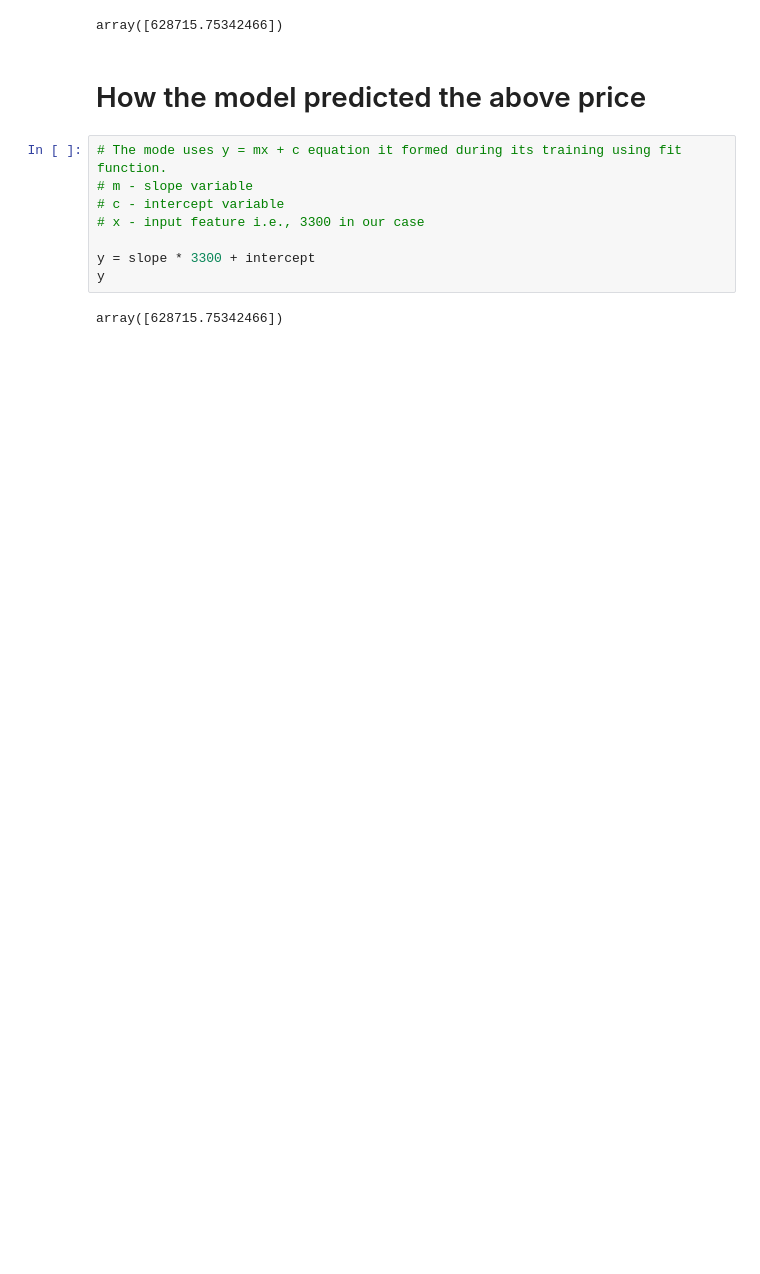
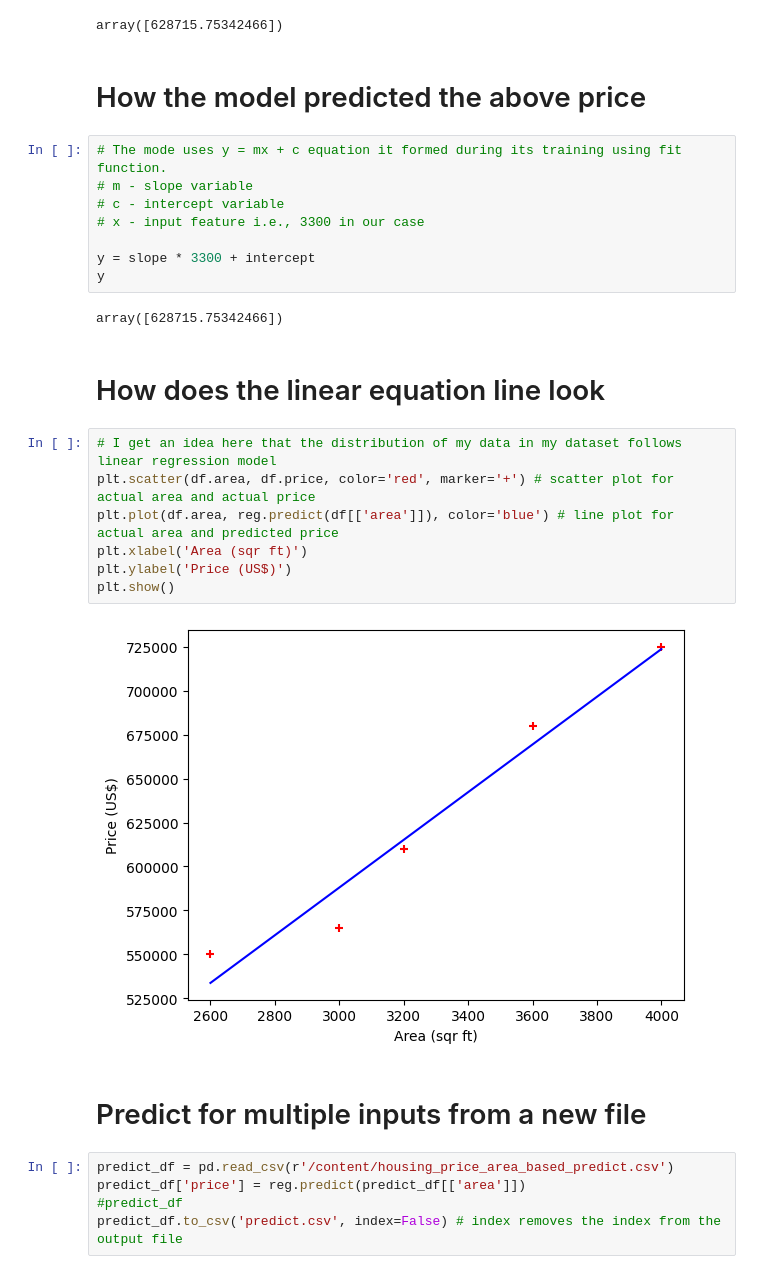
Before and after one commit to sbborusu/530pm_Agentic_Ai_Batch_7thApril, a Jupyter notebook: CodeBasics_Linear_Regression.ipynb, the cells around one changed output. Drawn from its saved outputs; the diff is of its cells as text; blank space fills up the shorter version.

```diff
--- a/CodeBasics_Linear_Regression.ipynb
+++ b/CodeBasics_Linear_Regression.ipynb
@@ -75,3 +75,21 @@ y = slope * 3300 + intercept
 y
 # %% [output]
 array([628715.75342466])
+# %% [markdown]
+# How does the linear equation line look
+# %%
+# I get an idea here that the distribution of my data in my dataset follows linear regression model
+plt.scatter(df.area, df.price, color='red', marker='+') # scatter plot for actual area and actual price
+plt.plot(df.area, reg.predict(df[['area']]), color='blue') # line plot for actual area and predicted price
+plt.xlabel('Area (sqr ft)')
+plt.ylabel('Price (US$)')
+plt.show()
+# %% [output]
+[figure, added]
+# %% [markdown]
+# Predict for multiple inputs from a new file
+# %%
+predict_df = pd.read_csv(r'/content/housing_price_area_based_predict.csv')
+predict_df['price'] = reg.predict(predict_df[['area']])
+#predict_df
+predict_df.to_csv('predict.csv', index=False) # index removes the index from the output file
```
Also changed, not shown: parts of 3 cells of this notebook.
